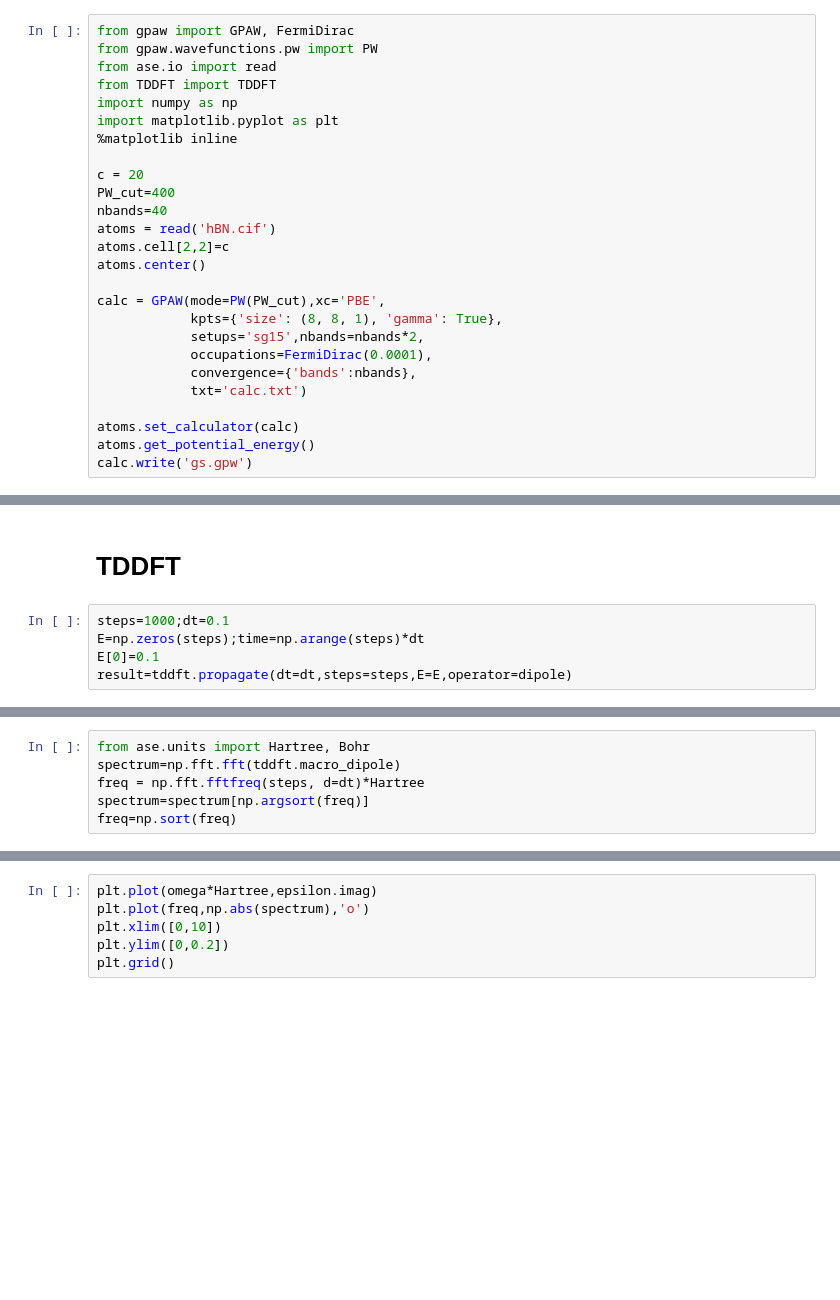
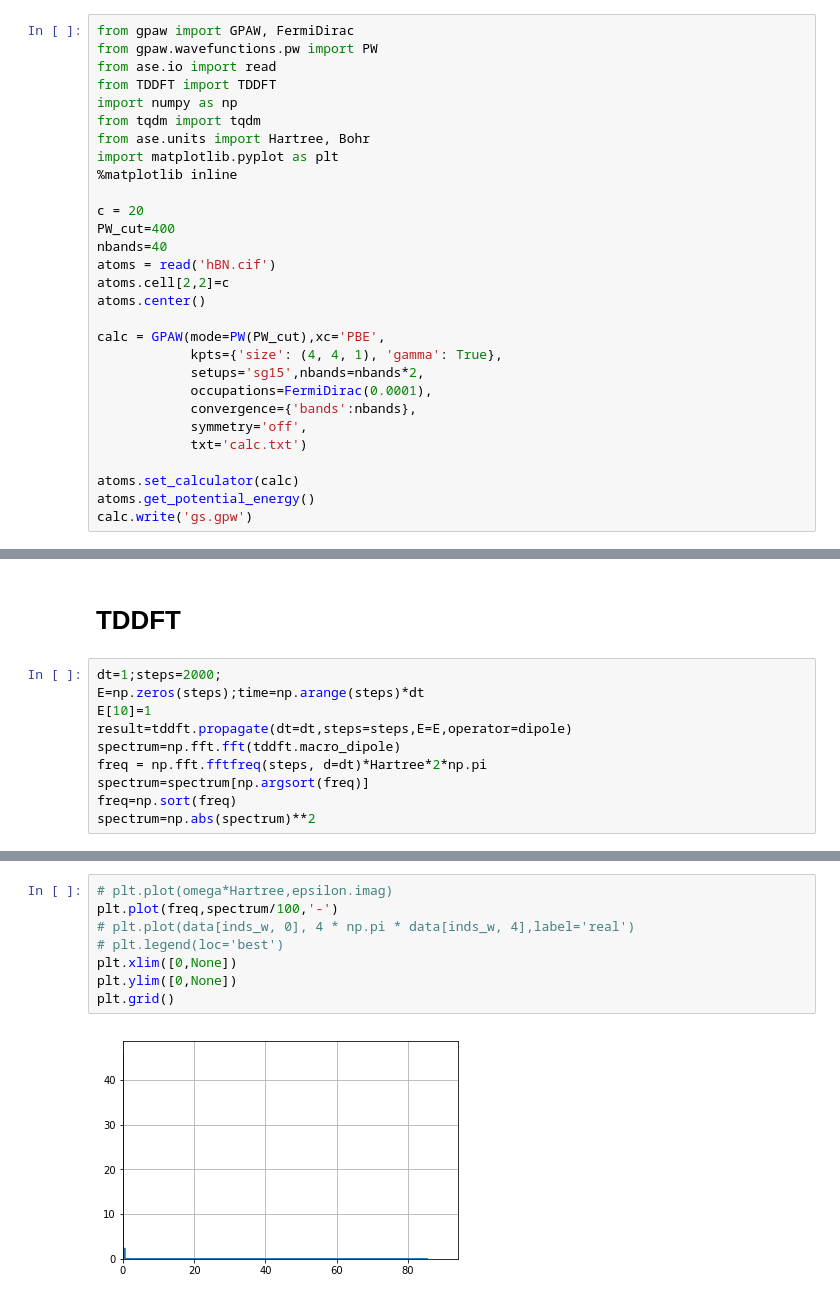
Before and after one commit to abhirup86/TDDFT-2, a Jupyter notebook: Test.ipynb, the cells around one changed output, grey strips where cells are left out. Cells and saved outputs as stored; diff of their text form; blank space fills up the shorter version.

```diff
--- a/Test.ipynb
+++ b/Test.ipynb
@@ -8,6 +8,8 @@ from gpaw.wavefunctions.pw import PW
 from ase.io import read
 from TDDFT import TDDFT
 import numpy as np
+from tqdm import tqdm
+from ase.units import Hartree, Bohr
 import matplotlib.pyplot as plt
 %matplotlib inline
 
@@ -19,10 +21,11 @@ atoms.cell[2,2]=c
 atoms.center()
 
 calc = GPAW(mode=PW(PW_cut),xc='PBE',
-            kpts={'size': (8, 8, 1), 'gamma': True},
+            kpts={'size': (4, 4, 1), 'gamma': True},
             setups='sg15',nbands=nbands*2,
             occupations=FermiDirac(0.0001),
             convergence={'bands':nbands},
+            symmetry='off',
             txt='calc.txt')
 
 atoms.set_calculator(calc)
@@ -102,7 +123,12 @@ plt.colorbar()
 # %% [markdown]
 # TDDFT
 # %%
-steps=1000;dt=0.1
+dt=1;steps=2000;
 E=np.zeros(steps);time=np.arange(steps)*dt
-E[0]=0.1
+E[10]=1
 result=tddft.propagate(dt=dt,steps=steps,E=E,operator=dipole)
+spectrum=np.fft.fft(tddft.macro_dipole)
+freq = np.fft.fftfreq(steps, d=dt)*Hartree*2*np.pi
+spectrum=spectrum[np.argsort(freq)]
+freq=np.sort(freq)
+spectrum=np.abs(spectrum)**2
@@ -114,6 +134,0 @@ plt.legend(loc='best')
-# %%
-from ase.units import Hartree, Bohr
-spectrum=np.fft.fft(tddft.macro_dipole)
-freq = np.fft.fftfreq(steps, d=dt)*Hartree
-spectrum=spectrum[np.argsort(freq)]
-freq=np.sort(freq)
@@ -158,6 +142,10 @@ epsilon=1-4*np.pi*chi
 # %%
-plt.plot(omega*Hartree,epsilon.imag)
-plt.plot(freq,np.abs(spectrum),'o')
-plt.xlim([0,10])
-plt.ylim([0,0.2])
+# plt.plot(omega*Hartree,epsilon.imag)
+plt.plot(freq,spectrum/100,'-')
+# plt.plot(data[inds_w, 0], 4 * np.pi * data[inds_w, 4],label='real')
+# plt.legend(loc='best')
+plt.xlim([0,None])
+plt.ylim([0,None])
 plt.grid()
+# %% [output]
+[figure, added]
```
Also changed, not shown: parts of 16 cells of this notebook, 1 other file.
